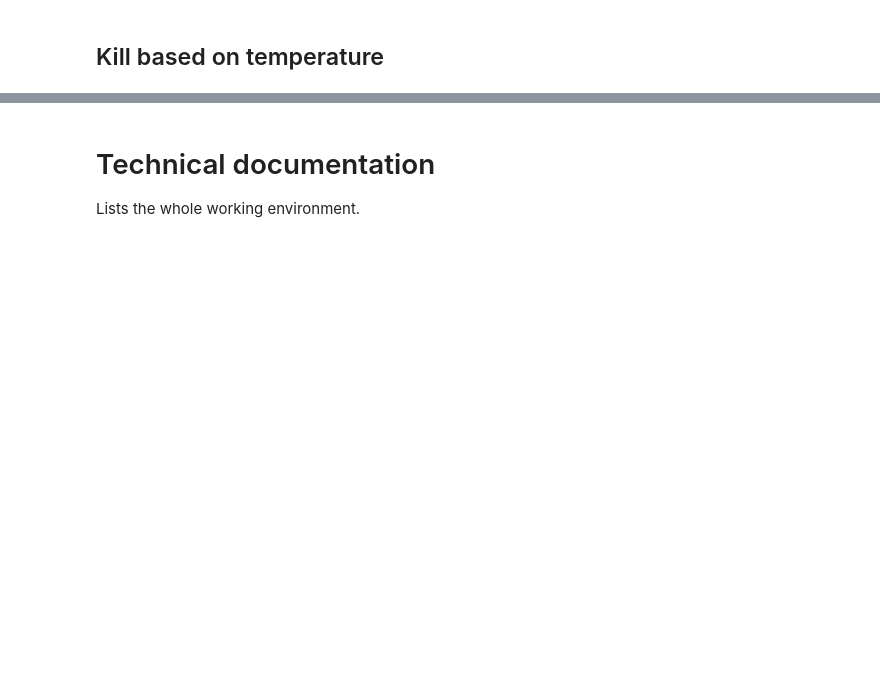
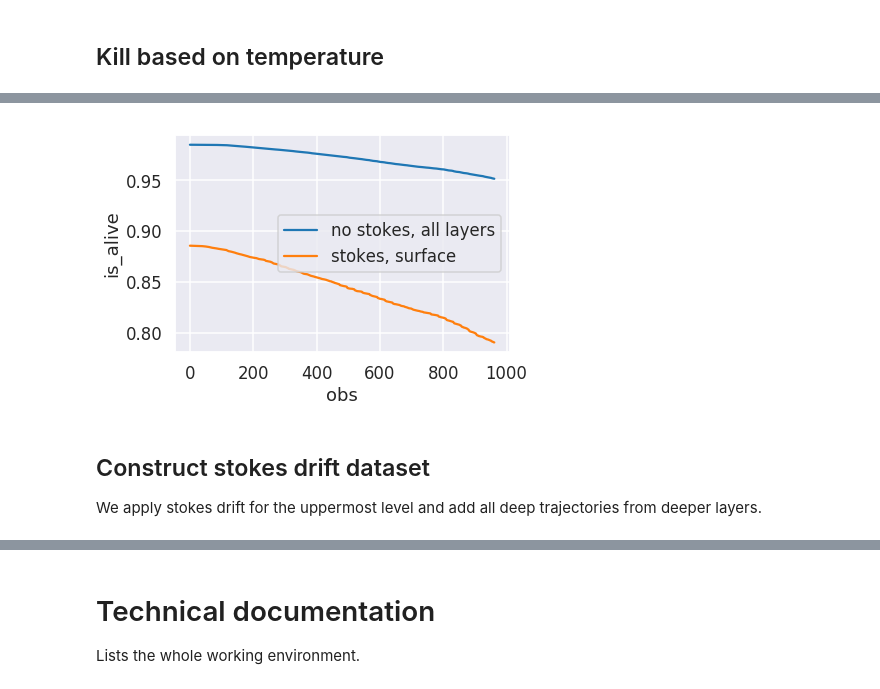
Before and after one commit to willirath/medseaconnectivity, a Jupyter notebook: notebooks/05_Connectivity_Matrix_MPAs.ipynb, the cells around one changed output, grey strips where cells are left out. Saved outputs shown, nothing was run; the diff lists cells and outputs as text; code cells hidden in the pictures; blank space fills up the shorter version.

```diff
--- a/notebooks/05_Connectivity_Matrix_MPAs.ipynb
+++ b/notebooks/05_Connectivity_Matrix_MPAs.ipynb
@@ -25,24 +25,38 @@ species = {
         "settling_end_days": 35,
         "min_temp": 10.0,
         "max_temp": 28.0,
-        "latest_spawning_month": None
+        "latest_spawning_month": 7
     },
     "White seabream": {
         "settling_start_days": 26,
         "settling_end_days": 30,
         "min_temp": 10.0,
         "max_temp": 28.0,
-        "latest_spawning_month": None
+        "latest_spawning_month": 6
     },
     "Comber": {
         "settling_start_days": 21,
         "settling_end_days": 28,
         "min_temp": 10.0,
         "max_temp": 28.0,
-        "latest_spawning_month": None
+        "latest_spawning_month": 7
     }
 }
 
+MPA_names = {
+    0: 'Ocean',
+    1: 'Cote Bleue',
+    2: 'Cerbere-Banyuls',
+    3: 'Cape de Creus',
+    4: 'Columbretes',
+    5: 'Cala Ratjada',
+    6: 'Menorca',
+    7: 'Tabarca',
+    8: 'Cabo de Palos',
+    9: 'Cabo de Gata',
+    10: 'Coast'
+}
+
 filter_warnings = "ignore"  # No warnings will bother you.  Change for debugging.
 # %%
 import warnings
@@ -59,6 +111,9 @@ from xhistogram.xarray import histogram as xhist
 from matplotlib import pyplot as plt
 import pandas as pd
 from dask import delayed
+# %%
+sns.set_context("talk")
+sns.set_style("darkgrid")
 # %%
 from dask.distributed import Client, progress
 
@@ -80,7 +135,7 @@ All trajectories are stored in a Google Cloud Storage bucket. We want to be able
 def open_dataset(bucket, restrict_to_MPA=None, restrict_to_z=None):
     # load data
     gcsmap = GCSMap(bucket)
-    ds = xr.open_zarr(gcsmap, decode_cf=False)
+    ds = xr.open_zarr(gcsmap, decode_cf=True)
 
     # get info on starting region and make it an easy-to-look-up coord
     initial_MPA = ds.MPA.isel(obs=0).squeeze()
@@ -256,18 +265,19 @@ def restrict_to(ds, MPA=None, z=None):
 ## Kill based on temperature
 # %%
 def apply_temp_range(ds, species_name):
+    # If we're close to land, temp=0 gets linearly
+    # interpolated to the particle position
+    actual_temp = ds.temp / (1 - ds.land)
+
     does_not_die = (
-        (
-            (ds.temp > species[species_name]["min_temp"])
-            & (ds.temp < species[species_name]["max_temp"])
-        )
-        | (ds.land > 0)  # need this because we have
-                         # spurious signals close to land
+        (actual_temp > species[species_name]["min_temp"])
+        & (actual_temp < species[species_name]["max_temp"])
     )
     ds["does_not_die"] = does_not_die
 
     is_alive = (does_not_die.cumprod("obs") == 1)
     ds["is_alive"] = is_alive
+
     return ds
 # %%
 # Pick first species. We don't have varying temperature ranges (yet?).
@@ -455,0 +325,6 @@ distributed.utils_perf - WARNING - full garbage collections took 10% CPU time re
+# %%
+ds_nostokes.is_alive.astype("float").mean("traj").compute(retries=40).plot(label="no stokes, all layers")
+ds_stokes.is_alive.astype("float").mean("traj").compute(retries=40).plot(label="stokes, surface");
+plt.gca().legend();
+# %% [output]
+[figure, added]
@@ -455,0 +335,4 @@ distributed.utils_perf - WARNING - full garbage collections took 10% CPU time re
+# %% [markdown]
+## Construct stokes drift dataset
+
+We apply stokes drift for the uppermost level and add all deep trajectories from deeper layers.
```
Also changed, not shown: parts of 56 cells of this notebook, 36 other files.
